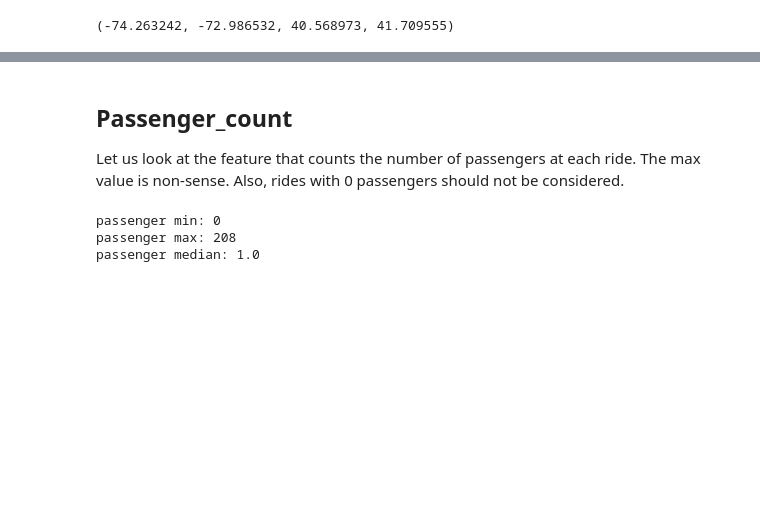
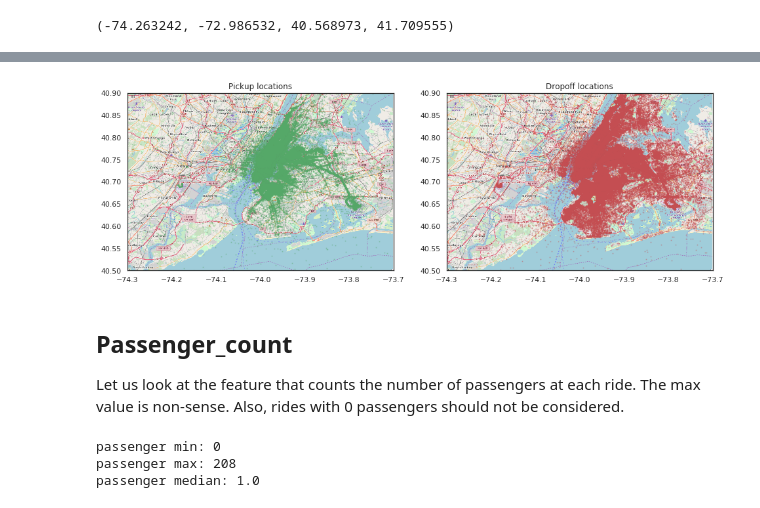
Before and after one commit to pibieta/ML-course, a Jupyter notebook: Serasa_Challenge.ipynb, the cells around one changed output, grey strips where cells are left out. Cells and saved outputs as stored; diff of their text form; code cells hidden in the pictures; blank space fills up the shorter version.

```diff
--- a/Serasa_Challenge.ipynb
+++ b/Serasa_Challenge.ipynb
@@ -299,3 +334,9 @@ We will use the above Bounding Box to select relevant data only.
+# %%
+BB_zoom = (-74.3, -73.7, 40.5, 40.9)
+nyc_map_zoom = plt.imread('https://aiblog.nl/download/nyc_-74.3_-73.7_40.5_40.9.png')
+plot_on_map(train, BB_zoom, nyc_map_zoom, s=1, alpha = 0.3)
+# %% [output]
+[figure, added]
 # %% [markdown]
 ## Passenger_count
 Let us look at the feature that counts the number of passengers at each ride. The max value is non-sense. Also, rides with 0 passengers should not be considered.
```
Also changed, not shown: parts of 69 cells of this notebook.
